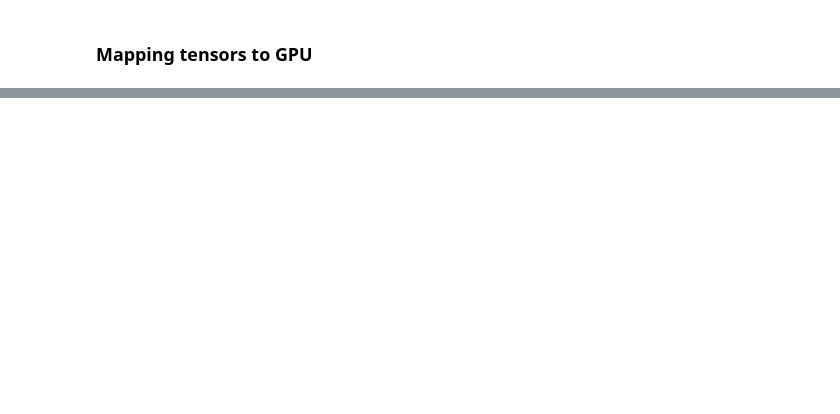
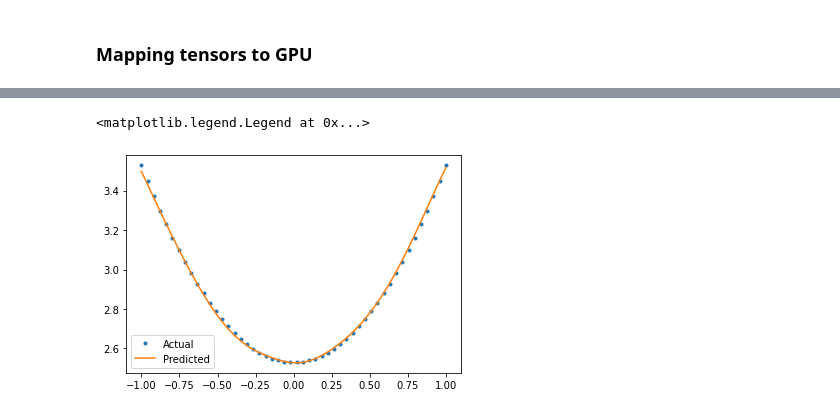
Before and after one commit to raj-brown/APMA2070, a Jupyter notebook: Lecture_4_Notebook/2-tf.ipynb, the cells around one changed output, grey strips where cells are left out. Cells and saved outputs as stored; diff of their text form; code cells hidden in the pictures; blank space fills up the shorter version.

```diff
--- a/Lecture_4_Notebook/2-tf.ipynb
+++ b/Lecture_4_Notebook/2-tf.ipynb
@@ -479,0 +207,7 @@ Absolute difference between Numerical Eigenvalue and TensorFlow DNN =  7.5495165
+# %%
+plt.plot(x, y, ".", label="Actual")
+plt.plot(x, y_pred, "-", label="Predicted")
+plt.legend()
+# %% [output]
+<matplotlib.legend.Legend at 0x...>
+[figure, added]
```
Also changed, not shown: parts of 34 cells of this notebook, 1 other file.
